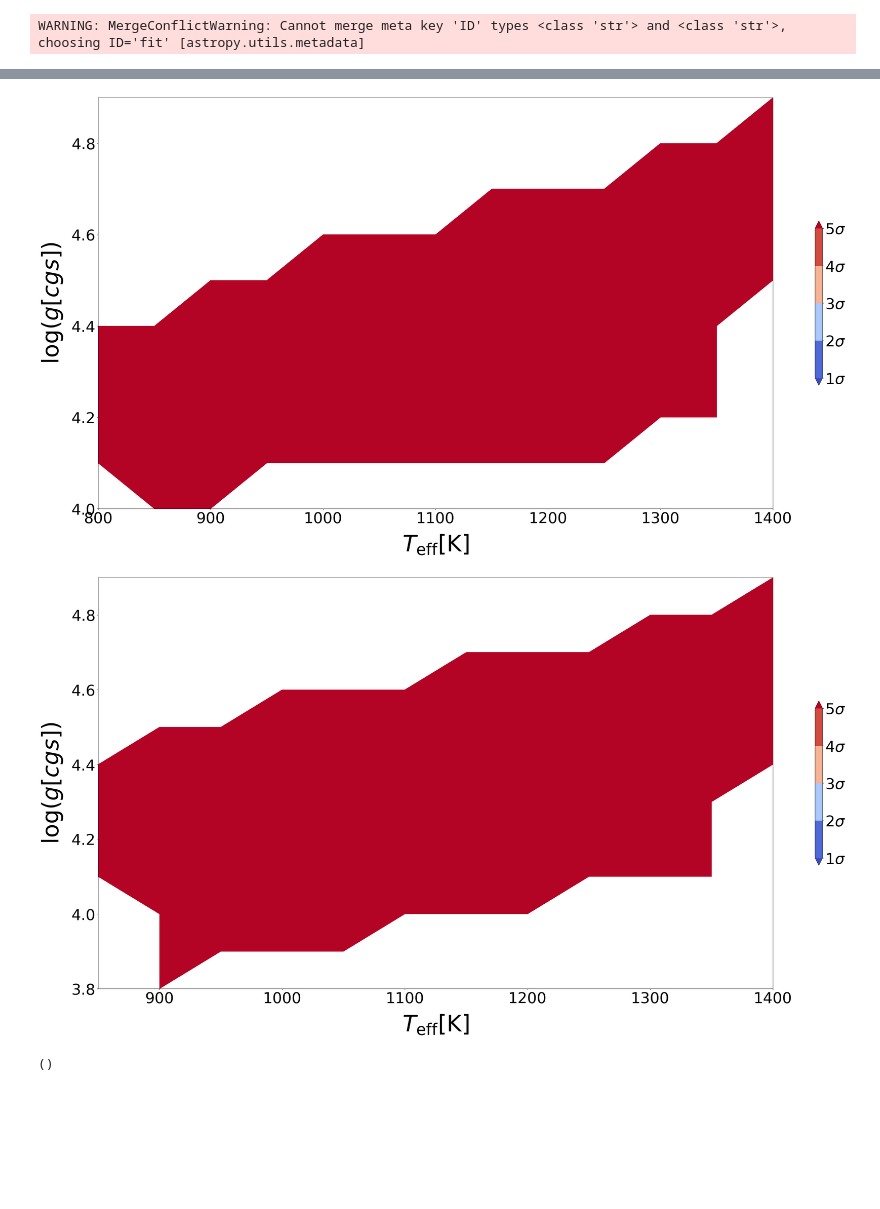
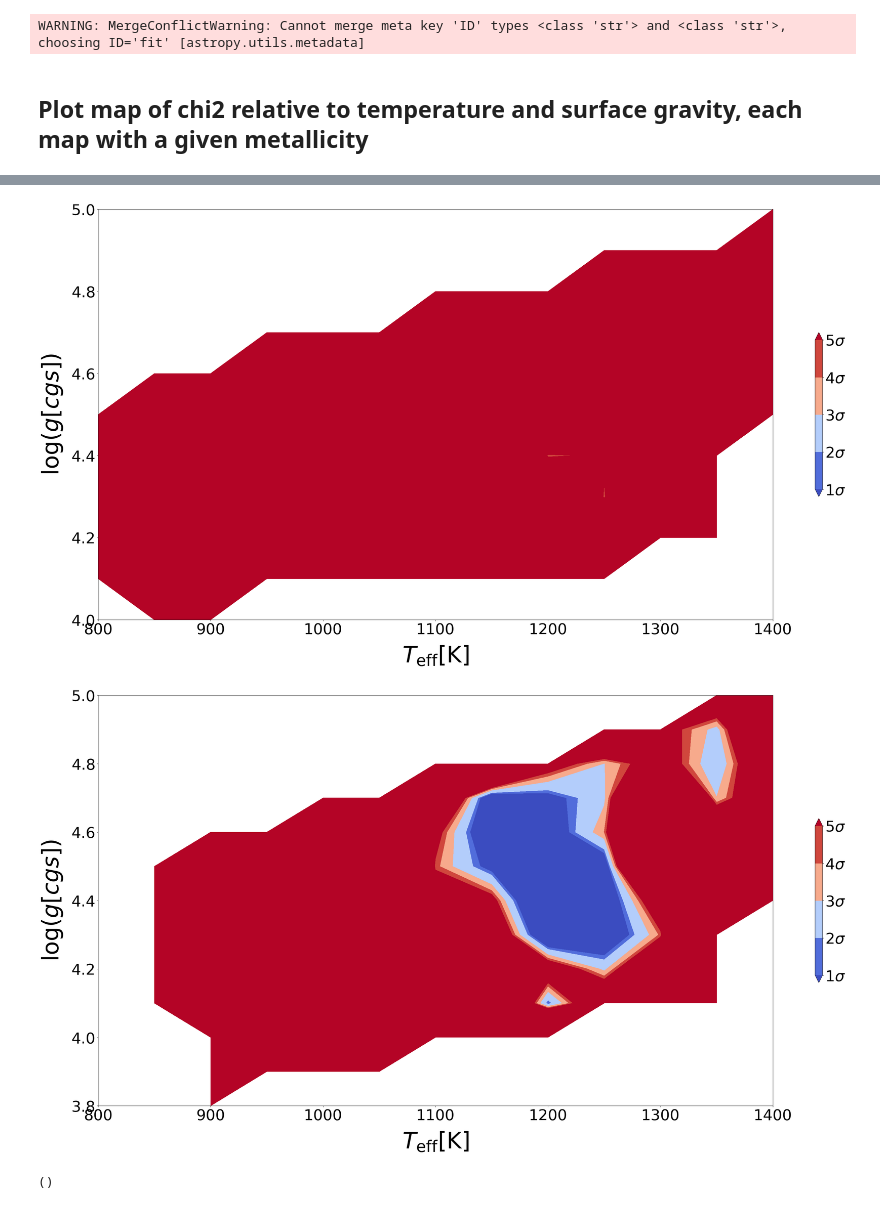
Before and after one commit to DRJeanLoupFDBLG/Exo-REM, a Jupyter notebook: PlotResults.ipynb, the cells around one changed output, grey strips where cells are left out. Saved outputs shown, nothing was run; the diff lists cells and outputs as text; code cells hidden in the pictures; blank space fills up the shorter version.

```diff
--- a/PlotResults.ipynb
+++ b/PlotResults.ipynb
@@ -13,8 +59,8 @@ from Tools import *
 #Criteria
 #########
 #
-radiusminmax=array([0.6,1.5])*cst.R_jup.value
-massminmax=array([5,20])*cst.M_jup.value
+radiusminmax=np.array([0.6,1.5])*cst.R_jup.value
+massminmax=np.array([5,20])*cst.M_jup.value
 sig=0.96
 NbDegreeFree= 44 #44 5
 #
@@ -24,7 +70,7 @@ NbDegreeFree= 44 #44 5
 # hr8799 e
 #--------- definition parametres planete
 R=1.*cst.R_jup.value #m 1*Rjup
-Distance=10.0*3.086e16  # m, 41.29 pc
+Distance=10.0*3.086e16  # m, 10.0 pc
 FitType=["Full"] #Full, SED, Spec
 dir_input=["output/"]
 dir_output=["output/"]
@@ -34,15 +80,4 @@ typeCloud='0003new'#'nocloud'
 
 ER_input="input/grids/cloud/"
 
-colors_planets=[[1., 0., 0.]]#,[1., 1., 0.]]#,[0., 1., 1.],[0., 0., 1.]]
-
-#########
-#Criteria
-#########
-#
-radiusminmax=array([0.6,1.5])*cst.R_jup.value
-massminmax=array([5,15])*cst.M_jup.value
-sig=0.96
-NbDegreeFree= 5#44 5
-#
-########
+colors_planets=[[1., 0., 0.]]
@@ -66,11 +103,13 @@ for p in range(len(FitType)):
 ######################### -------------------
 # %% [output]
 WARNING: MergeConflictWarning: Cannot merge meta key 'ID' types <class 'str'> and <class 'str'>, choosing ID='fit' [astropy.utils.metadata]
+# %% [markdown]
+## Plot map of chi2 relative to temperature and surface gravity, each map with a given metallicity
 # %%
 plotGrid(Table.read(dir_output[0]+"FitFinal"+FitType[0]+"_"+typeCloud+"_"+planetName[0]+".xml", table_id="parameters"),
         Table.read(dir_output[0]+"FitFinal"+FitType[0]+"_"+typeCloud+"_"+planetName[0]+".xml", table_id="fit"),
         dir_output,
         radiusminmax, massminmax,
-        NbDegreeFree
+        NbDegreeFree,FitType,typeCloud,planetName
         )
 # %% [output]
@@ -78,3 +117,3 @@ plotGrid(Table.read(dir_output[0]+"FitFinal"+FitType[0]+"_"+typeCloud+"_"+planet
-[figure, old version]
+[figure, new version]
-[figure, old version]
+[figure, new version]
 ()
```
Also changed, not shown: parts of 13 cells of this notebook, 11 other files.
